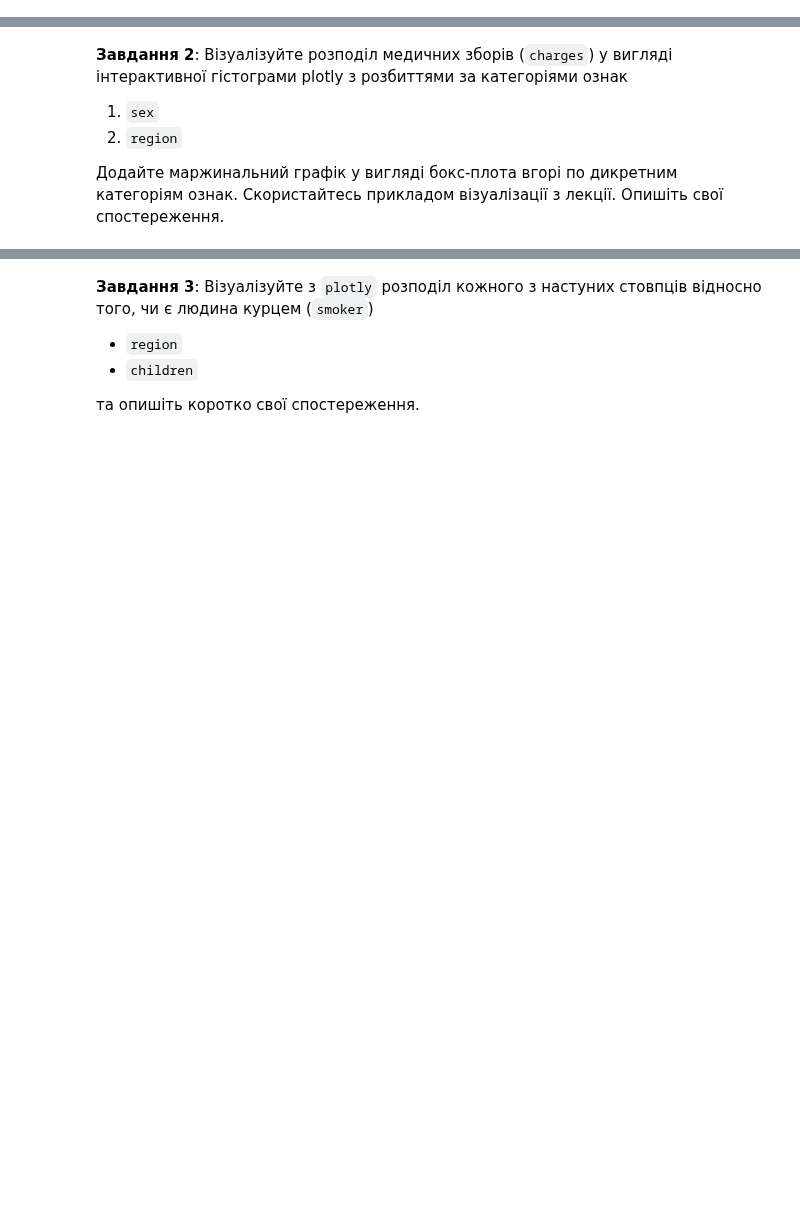
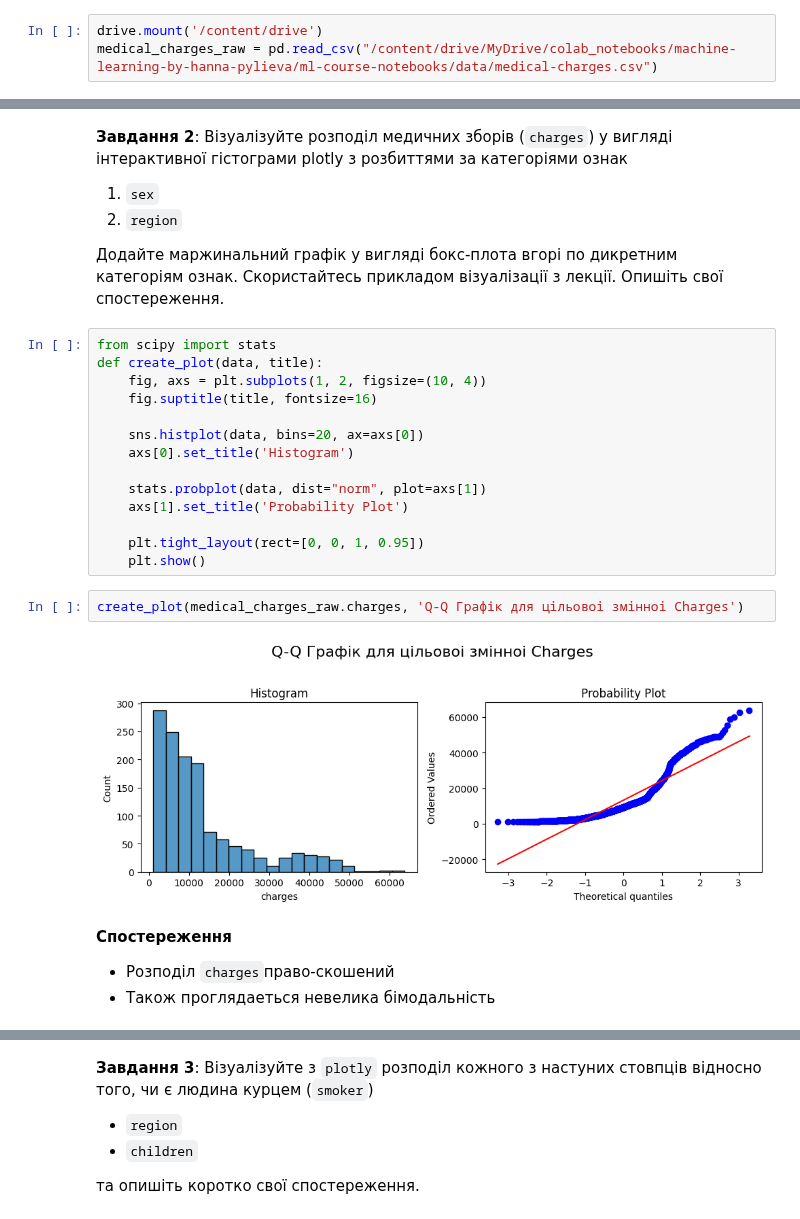
Before and after one commit to o-semenkova/ml_home_tasks, a Jupyter notebook: HW_2_1_Аналіз_ознак_для_побудови_лінійної_регресії.ipynb, the cells around one changed output, grey strips where cells are left out. Drawn from its saved outputs; the diff is of its cells as text; blank space fills up the shorter version.

```diff
--- a/HW_2_1_Аналіз_ознак_для_побудови_лінійної_регресії.ipynb
+++ b/HW_2_1_Аналіз_ознак_для_побудови_лінійної_регресії.ipynb
@@ -5,0 +13,3 @@
+# %%
+drive.mount('/content/drive')
+medical_charges_raw = pd.read_csv("/content/drive/MyDrive/colab_notebooks/machine-learning-by-hanna-pylieva/ml-course-notebooks/data/medical-charges.csv")
@@ -11,3 +37,26 @@
 Додайте маржинальний графік у вигляді бокс-плота вгорі по дикретним категоріям ознак.
 Скористайтесь прикладом візуалізації з лекції.
 Опишіть свої спостереження.
+# %%
+from scipy import stats
+def create_plot(data, title):
+    fig, axs = plt.subplots(1, 2, figsize=(10, 4))
+    fig.suptitle(title, fontsize=16)
+
+    sns.histplot(data, bins=20, ax=axs[0])
+    axs[0].set_title('Histogram')
+
+    stats.probplot(data, dist="norm", plot=axs[1])
+    axs[1].set_title('Probability Plot')
+
+    plt.tight_layout(rect=[0, 0, 1, 0.95])
+    plt.show()
+# %%
+create_plot(medical_charges_raw.charges, 'Q-Q Графік для цiльовоi змiнноi Charges')
+# %% [output]
+[figure, added]
+# %% [markdown]
+**Спостереження**
+
+- Розподiл `charges`право-скошений
+- Також проглядаеться невелика бiмодальнiсть
```
Also changed, not shown: parts of 21 cells of this notebook.
